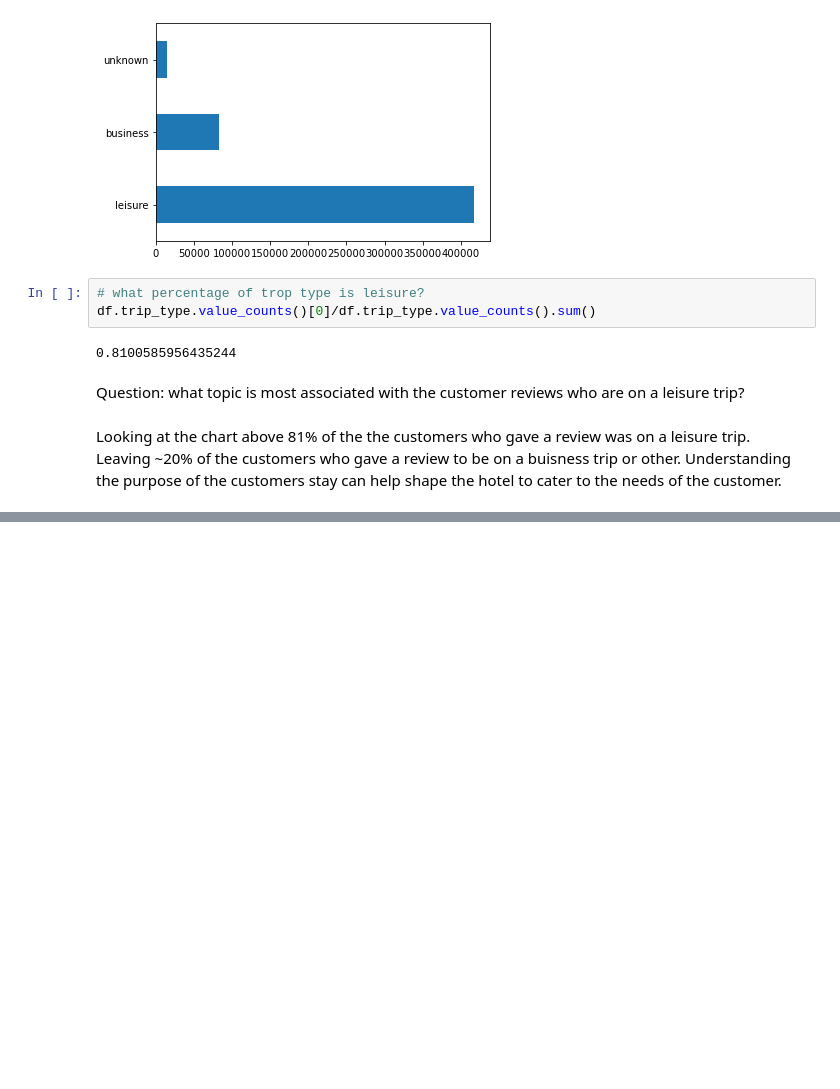
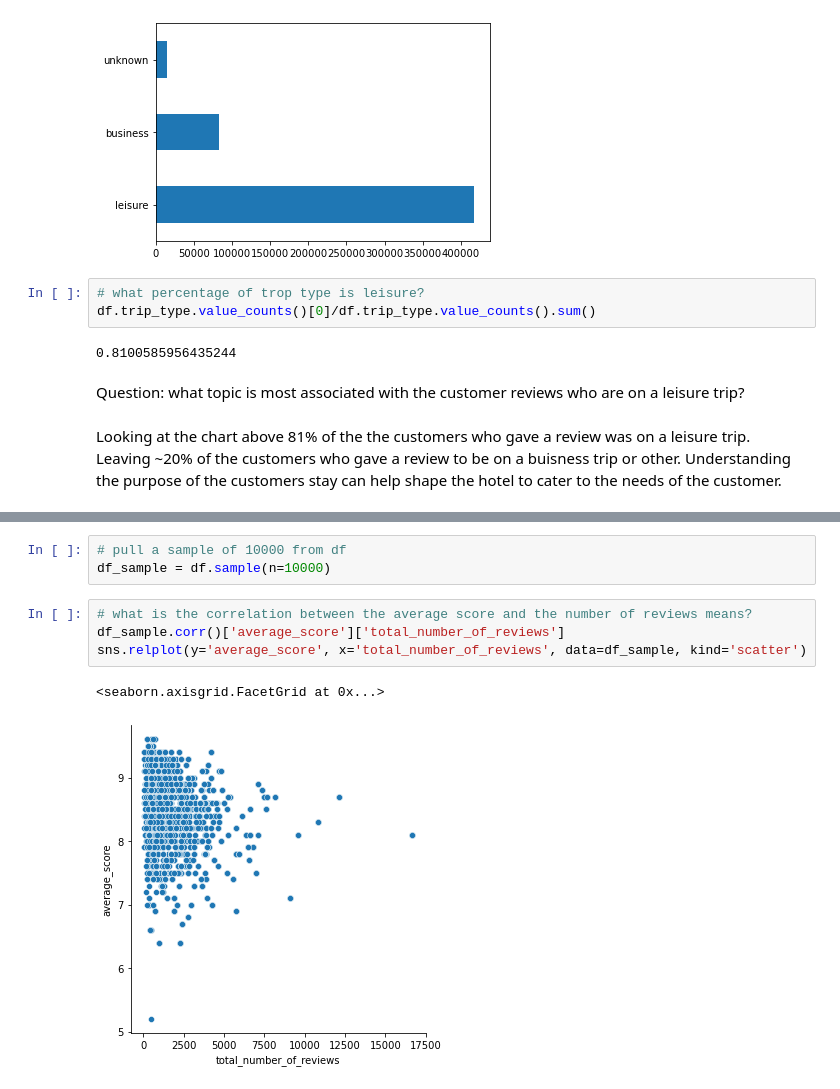
Before and after one commit to InPersonAnalysis/customer_review_capston, a Jupyter notebook: craig_exploration_2.ipynb, the cells around one changed output, grey strips where cells are left out. Saved outputs shown, nothing was run; the diff lists cells and outputs as text; blank space fills up the shorter version.

```diff
--- a/craig_exploration_2.ipynb
+++ b/craig_exploration_2.ipynb
@@ -567,0 +628,10 @@ Looking at the chart above 81% of the the customers who gave a review was on a l
+# %%
+# pull a sample of 10000 from df
+df_sample = df.sample(n=10000)
+# %%
+# what is the correlation between the average score and the number of reviews means?
+df_sample.corr()['average_score']['total_number_of_reviews']
+sns.relplot(y='average_score', x='total_number_of_reviews', data=df_sample, kind='scatter')
+# %% [output]
+<seaborn.axisgrid.FacetGrid at 0x...>
+[figure, added]
```
Also changed, not shown: parts of 32 cells of this notebook.
